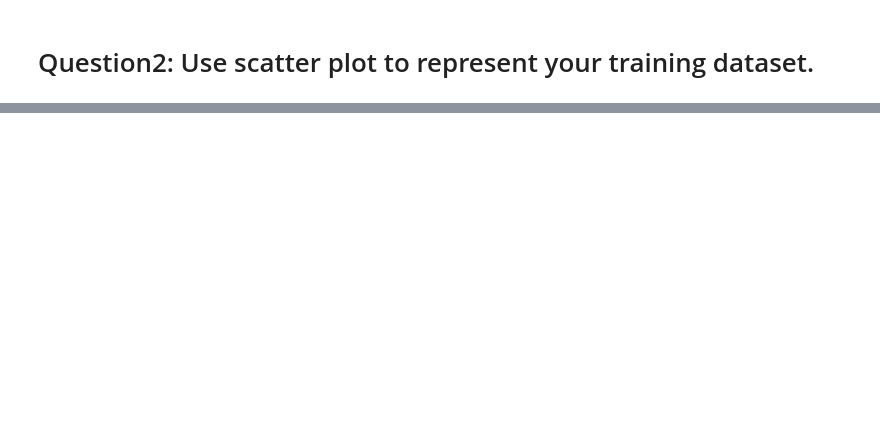
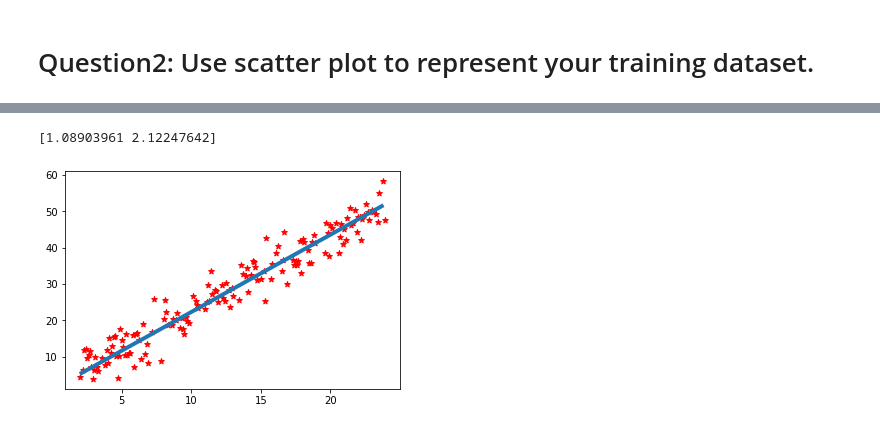
Before and after one commit to Imraneouelfaquir98/ML-Project-Regression, a Jupyter notebook: Regression.ipynb, the cells around one changed output, grey strips where cells are left out. Cells and saved outputs as stored; diff of their text form; code cells hidden in the pictures; blank space fills up the shorter version.

```diff
--- a/Regression.ipynb
+++ b/Regression.ipynb
@@ -102,0 +173,6 @@ plt.scatter(training_dataset['x'], training_dataset['y'], c = 'red', marker = '*
+# %%
+# MSE
+plot_h(w_optim_MSE)
+# %% [output]
+[1.08903961 2.12247642]
+[figure, added]
```
Also changed, not shown: parts of 31 cells of this notebook, 1 other file.
